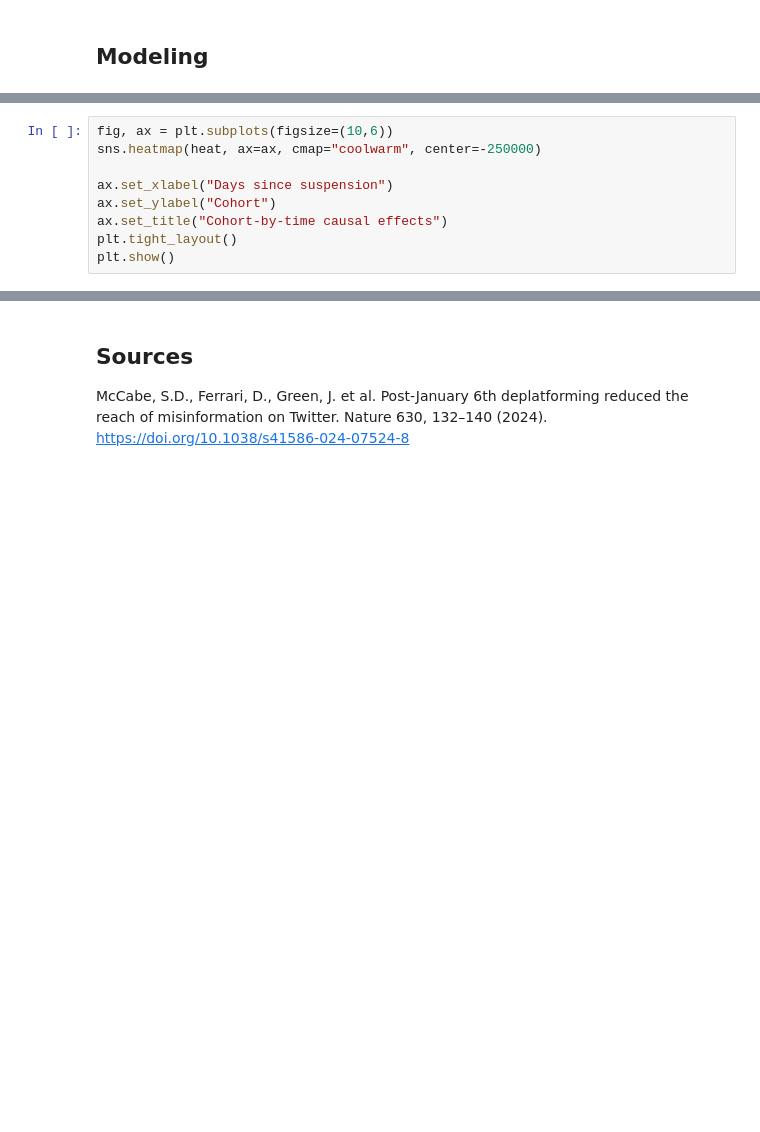
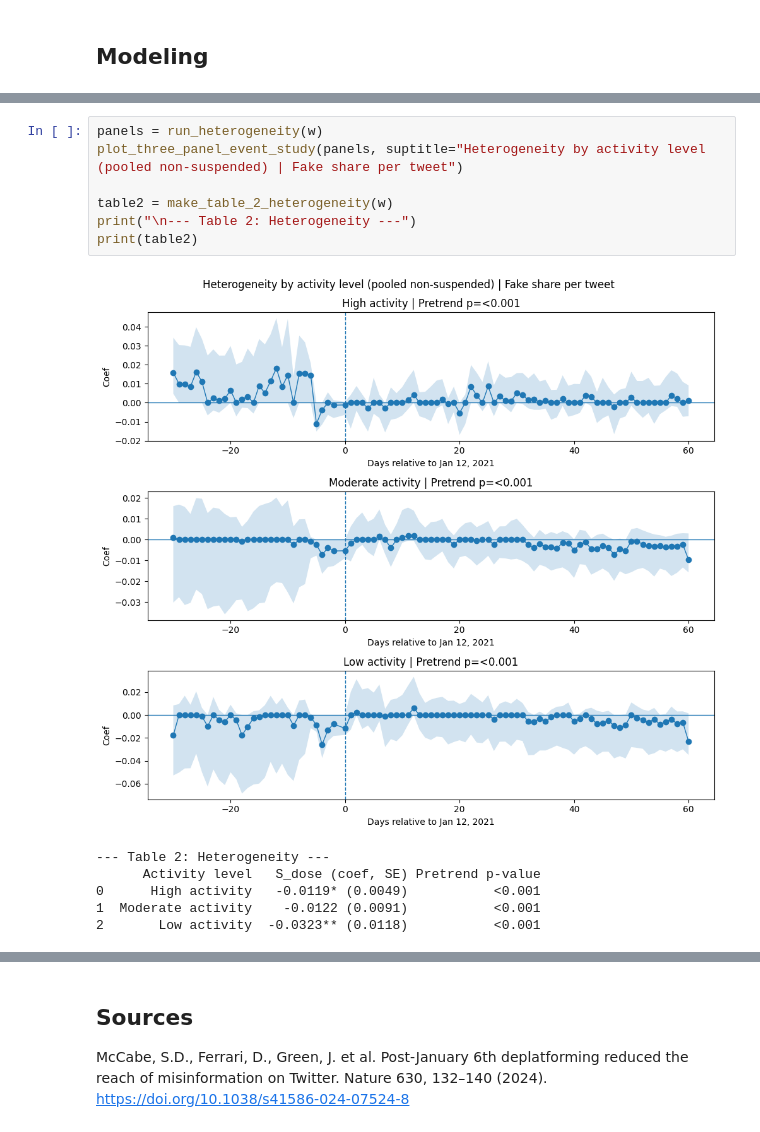
Before and after one commit to emeliasprott/twitter_misinformation, a Jupyter notebook: cleaned-project-2.ipynb, the cells around one changed output, grey strips where cells are left out. Drawn from its saved outputs; the diff is of its cells as text; blank space fills up the shorter version.

```diff
--- a/cleaned-project-2.ipynb
+++ b/cleaned-project-2.ipynb
@@ -551,9 +395,0 @@ heat = att_gt.pivot_table(index="g_", columns="time2", values="tau_hat", aggfunc
-# %%
-fig, ax = plt.subplots(figsize=(10,6))
-sns.heatmap(heat, ax=ax, cmap="coolwarm", center=-250000)
-
-ax.set_xlabel("Days since suspension")
-ax.set_ylabel("Cohort")
-ax.set_title("Cohort-by-time causal effects")
-plt.tight_layout()
-plt.show()
@@ -593,0 +1117,14 @@ plt.show()
+# %%
+panels = run_heterogeneity(w)
+plot_three_panel_event_study(panels, suptitle="Heterogeneity by activity level (pooled non-suspended) | Fake share per tweet")
+
+table2 = make_table_2_heterogeneity(w)
+print("\n--- Table 2: Heterogeneity ---")
+print(table2)
+# %% [output]
+[figure, added]
+--- Table 2: Heterogeneity ---
+      Activity level   S_dose (coef, SE) Pretrend p-value
+0      High activity   -0.0119* (0.0049)           <0.001
+1  Moderate activity    -0.0122 (0.0091)           <0.001
+2       Low activity  -0.0323** (0.0118)           <0.001
```
Also changed, not shown: parts of 44 cells of this notebook.
